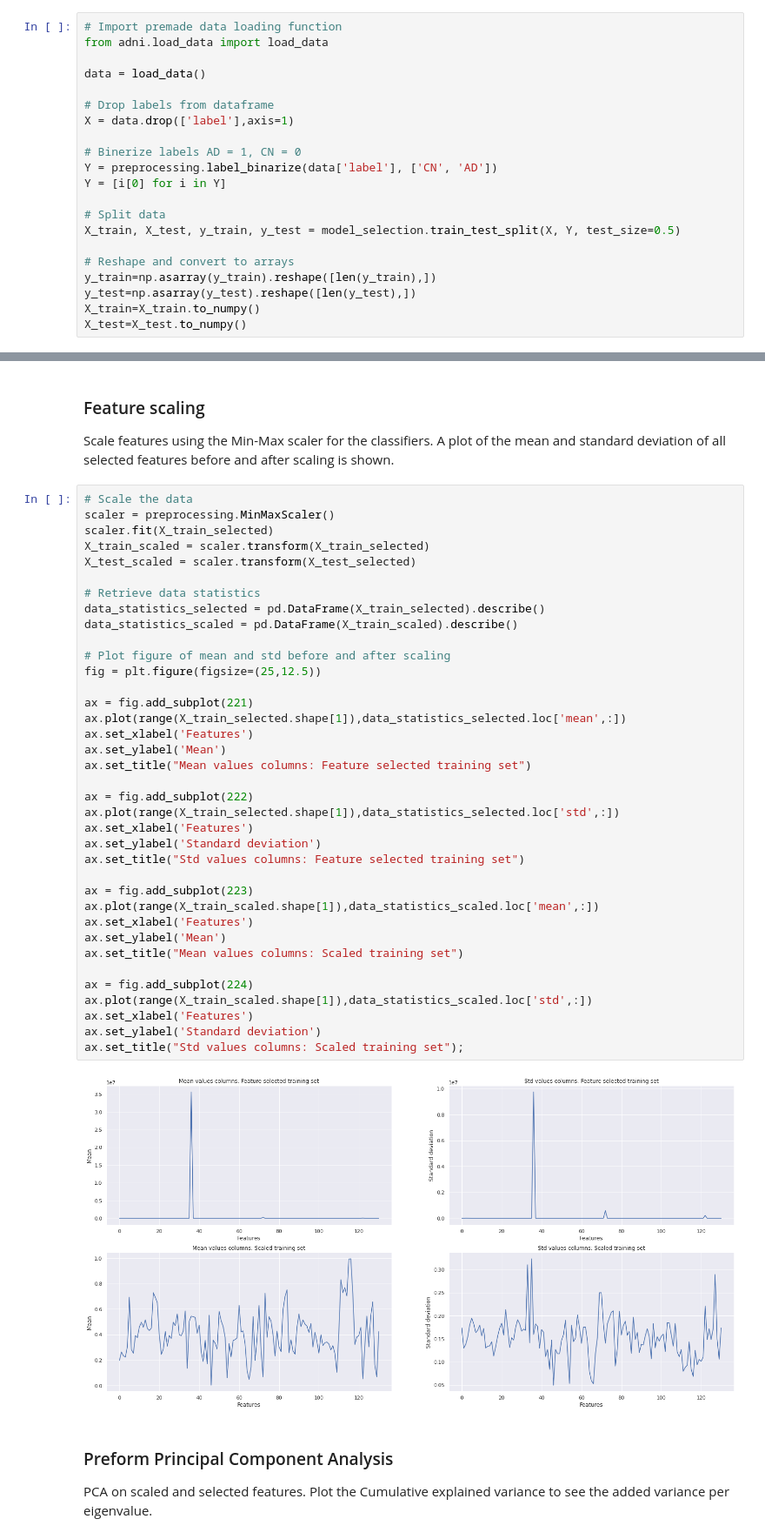
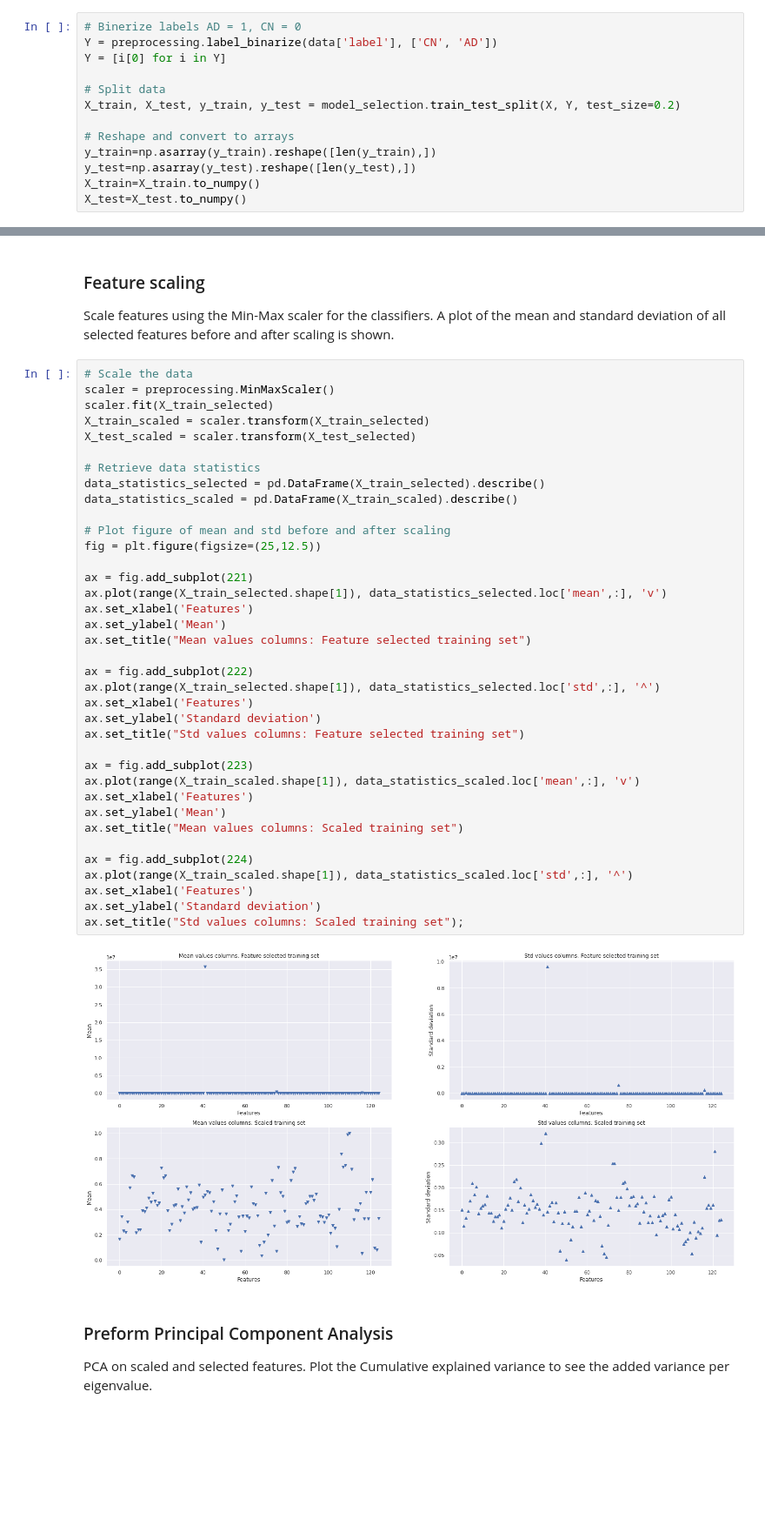
Before and after one commit to Enzo-Kerkhof/TM10007_PROJECT, a Jupyter notebook: assignment.ipynb, the cells around one changed output, grey strips where cells are left out. Shown: that part at 87% size. Cells and saved outputs as stored; diff of their text form; blank space fills up the shorter version.

```diff
--- a/assignment.ipynb
+++ b/assignment.ipynb
@@ -37,18 +56,10 @@ from sklearn import neighbors
 # %%
-# Import premade data loading function
-from adni.load_data import load_data
-
-data = load_data()
-
-# Drop labels from dataframe
-X = data.drop(['label'],axis=1)
-
 # Binerize labels AD = 1, CN = 0
 Y = preprocessing.label_binarize(data['label'], ['CN', 'AD'])
 Y = [i[0] for i in Y]
 
 # Split data
-X_train, X_test, y_train, y_test = model_selection.train_test_split(X, Y, test_size=0.5)
+X_train, X_test, y_train, y_test = model_selection.train_test_split(X, Y, test_size=0.2)
 
 # Reshape and convert to arrays
 y_train=np.asarray(y_train).reshape([len(y_train),])
@@ -110,38 +122,38 @@ scaler.fit(X_train_selected)
 X_train_scaled = scaler.transform(X_train_selected)
 X_test_scaled = scaler.transform(X_test_selected)
 
 # Retrieve data statistics
 data_statistics_selected = pd.DataFrame(X_train_selected).describe()
 data_statistics_scaled = pd.DataFrame(X_train_scaled).describe()
 
 # Plot figure of mean and std before and after scaling
 fig = plt.figure(figsize=(25,12.5))
 
 ax = fig.add_subplot(221)
-ax.plot(range(X_train_selected.shape[1]),data_statistics_selected.loc['mean',:])
+ax.plot(range(X_train_selected.shape[1]), data_statistics_selected.loc['mean',:], 'v')
 ax.set_xlabel('Features')
 ax.set_ylabel('Mean')
 ax.set_title("Mean values columns: Feature selected training set")
 
 ax = fig.add_subplot(222)
-ax.plot(range(X_train_selected.shape[1]),data_statistics_selected.loc['std',:])
+ax.plot(range(X_train_selected.shape[1]), data_statistics_selected.loc['std',:], '^')
 ax.set_xlabel('Features')
 ax.set_ylabel('Standard deviation')
 ax.set_title("Std values columns: Feature selected training set")
 
 ax = fig.add_subplot(223)
-ax.plot(range(X_train_scaled.shape[1]),data_statistics_scaled.loc['mean',:])
+ax.plot(range(X_train_scaled.shape[1]), data_statistics_scaled.loc['mean',:], 'v')
 ax.set_xlabel('Features')
 ax.set_ylabel('Mean')
 ax.set_title("Mean values columns: Scaled training set")
 
 ax = fig.add_subplot(224)
-ax.plot(range(X_train_scaled.shape[1]),data_statistics_scaled.loc['std',:])
+ax.plot(range(X_train_scaled.shape[1]), data_statistics_scaled.loc['std',:], '^')
 ax.set_xlabel('Features')
 ax.set_ylabel('Standard deviation')
 ax.set_title("Std values columns: Scaled training set");
 # %% [output]
-[figure, old version]
+[figure, new version]
 # %% [markdown]
 ### Preform Principal Component Analysis
 PCA on scaled and selected features. Plot the Cumulative explained variance to see the added variance per eigenvalue.
```
Also changed, not shown: parts of 4 cells of this notebook.
